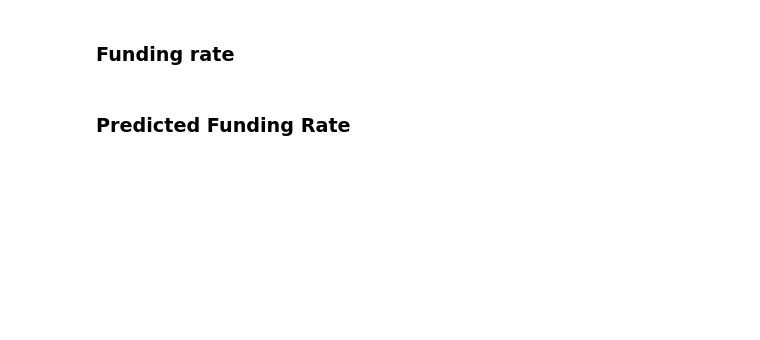
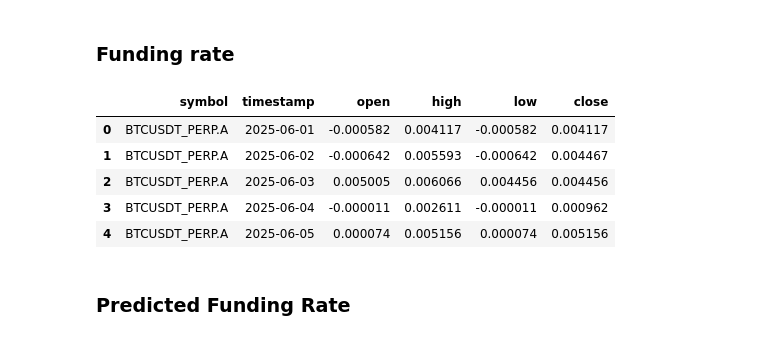
Before and after one commit to RodneyPerhaps/coinalyze, a Jupyter notebook: examples/coinalyze_client.ipynb, the cells around one changed output. Cells and saved outputs as stored; diff of their text form; code cells hidden in the pictures; blank space fills up the shorter version.

```diff
--- a/examples/coinalyze_client.ipynb
+++ b/examples/coinalyze_client.ipynb
@@ -64,16 +92,17 @@ oi_df
 # %% [markdown]
 ### Funding rate
 # %%
-funding_rate_df = history_response_to_df(
-    client.get_history(
-        endpoint=HistoryEndpoint.FUNDING_RATE,
-        symbols=FUTURE_MARKET_SYMBOL,
-        start="2025-06-01",
-        end="2025-06-20",
-    ),
-    endpoint=HistoryEndpoint.FUNDING_RATE,
+funding_rate_df = client.get_history_df(
+    "funding-rate", symbols=FUTURE_MARKET_SYMBOL, start="2025-06-01", end="2025-06-20"
 )
-funding_rate_df
+funding_rate_df.head(5)
+# %% [output]
+|  | symbol | timestamp | open | high | low | close |
+| 0 | BTCUSDT_PERP.A | 2025-06-01 | -0.000582 | 0.004117 | -0.000582 | 0.004117 |
+| 1 | BTCUSDT_PERP.A | 2025-06-02 | -0.000642 | 0.005593 | -0.000642 | 0.004467 |
+| 2 | BTCUSDT_PERP.A | 2025-06-03 | 0.005005 | 0.006066 | 0.004456 | 0.004456 |
+| 3 | BTCUSDT_PERP.A | 2025-06-04 | -0.000011 | 0.002611 | -0.000011 | 0.000962 |
+| 4 | BTCUSDT_PERP.A | 2025-06-05 | 0.000074 | 0.005156 | 0.000074 | 0.005156 |
 # %% [markdown]
 ### Predicted Funding Rate
 # %%
```
Also changed, not shown: parts of 11 cells of this notebook, 22 other files.
